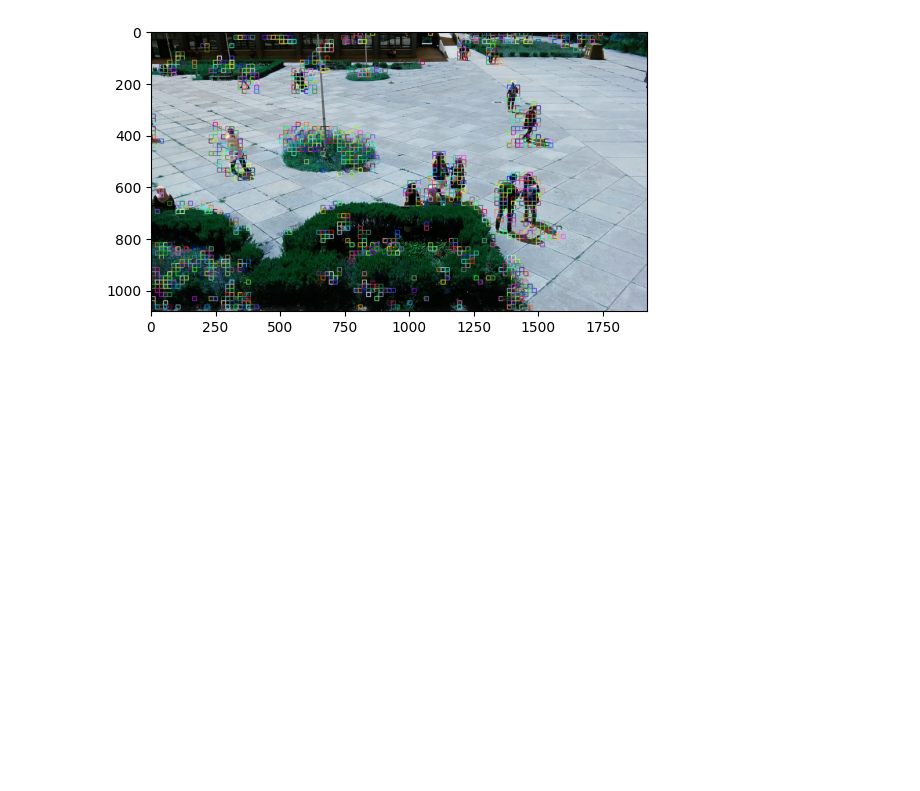
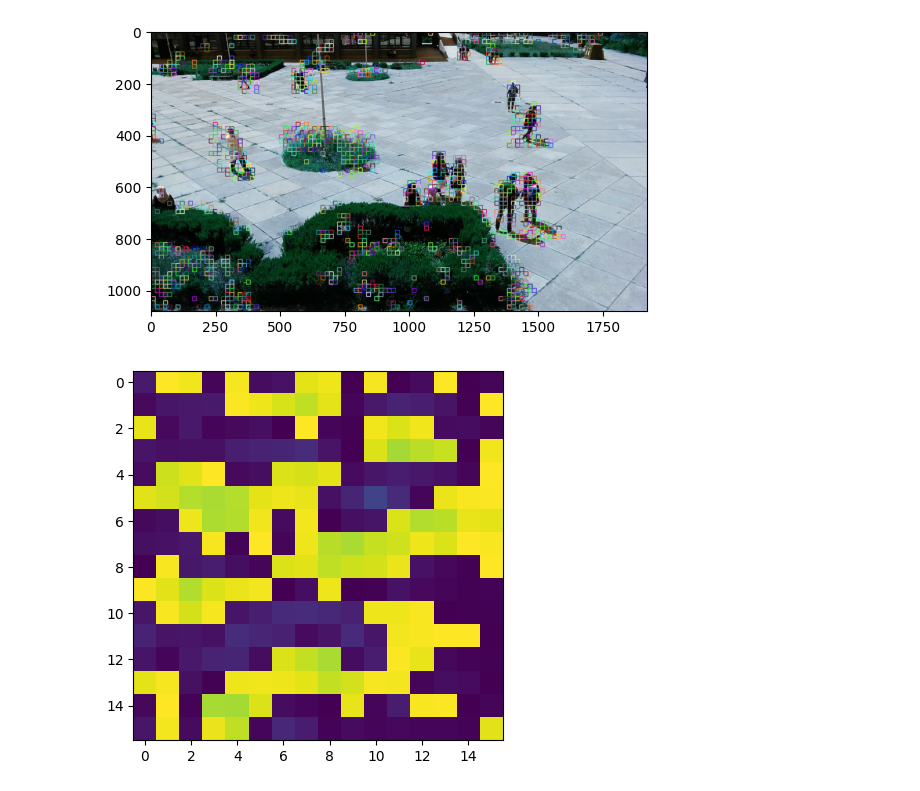
Before and after one commit to SARAH-HADDAD/Projet-Multimedia, a Jupyter notebook: projet.ipynb, the cells around one changed output. Cells and saved outputs as stored; diff of their text form; code cells hidden in the pictures; blank space fills up the shorter version.

```diff
--- a/projet.ipynb
+++ b/projet.ipynb
@@ -79,3 +79,8 @@ plt.imshow(img2)
 plt.show()
 # %% [output]
 [figure]
+# %%
+plt.imshow(residual_image)
+plt.show()
+# %% [output]
+[figure, added]
```
Also changed, not shown: parts of 1 cell of this notebook.
